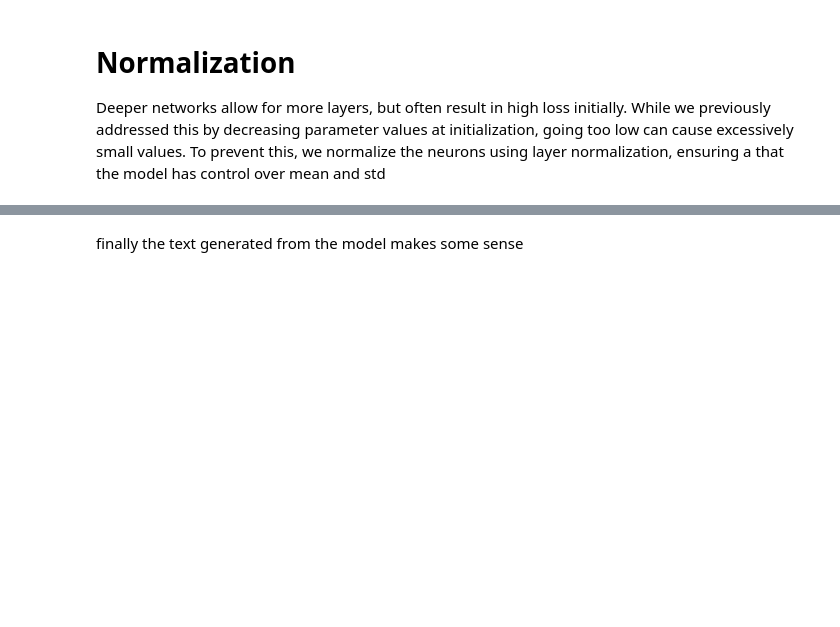
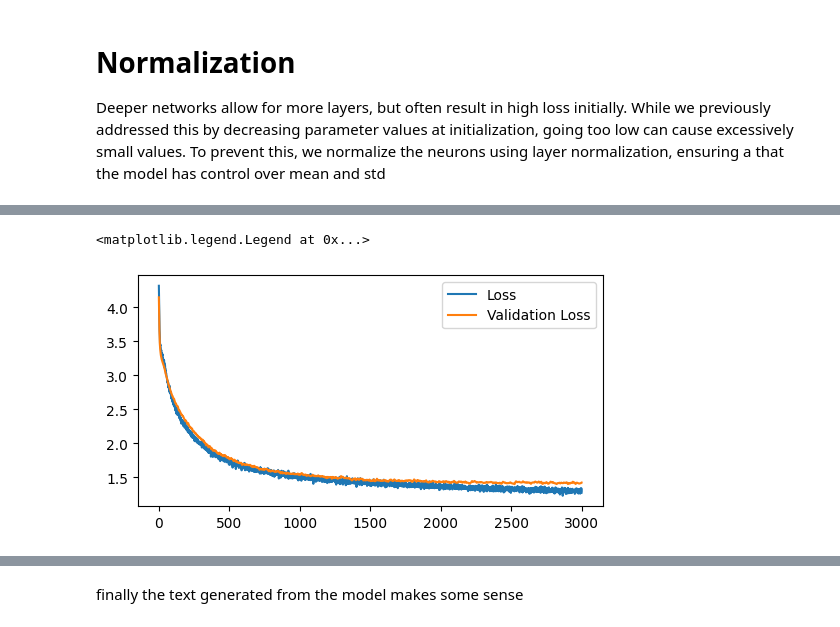
Before and after one commit to LucaM185/GPTs-from-scratch, a Jupyter notebook: 5 - DeepNets.ipynb, the cells around one changed output, grey strips where cells are left out. Drawn from its saved outputs; the diff is of its cells as text; code cells hidden in the pictures; blank space fills up the shorter version.

```diff
--- a/5 - DeepNets.ipynb
+++ b/5 - DeepNets.ipynb
@@ -338,7 +338,7 @@ class Model(nn.Module):
         emb = self.embeddings(inputs).view(inputs.shape[0], -1)
         x = F.gelu(self.fc_in(emb))
         for hidden in self.fc_hidden:
-            x = x + F.gelu(self.norm(hidden(x)))
+            x = x + F.gelu(hidden(self.norm(x)))
         x = self.norm(x)
         return self.fc_out(x)
 
@@ -391,3 +391,5 @@ Epoch 2700 - Loss: 1.443
+<matplotlib.legend.Legend at 0x...>
+[figure, added]
 # %%
 class Model(nn.Module):
     def __init__(self, emb_size, hidden_size, n_layers):
```
Also changed, not shown: parts of 3 cells of this notebook, 2 other files.
